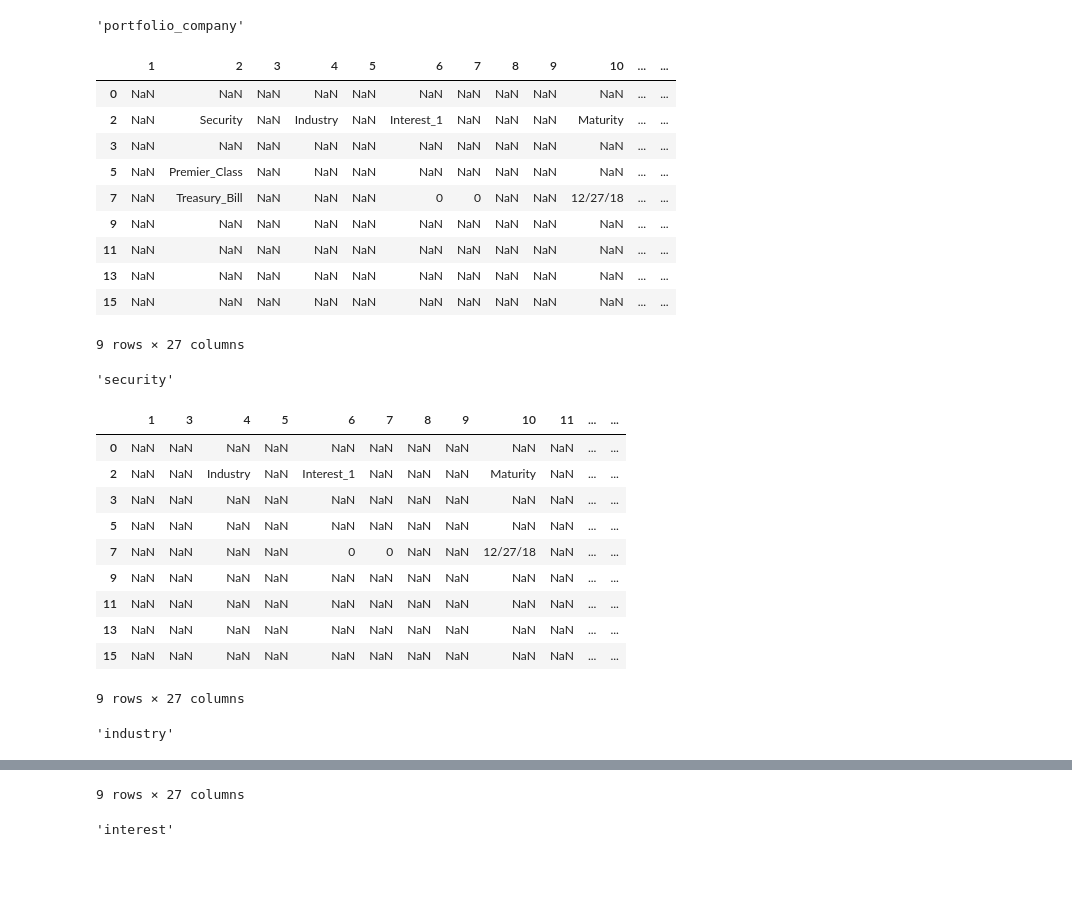
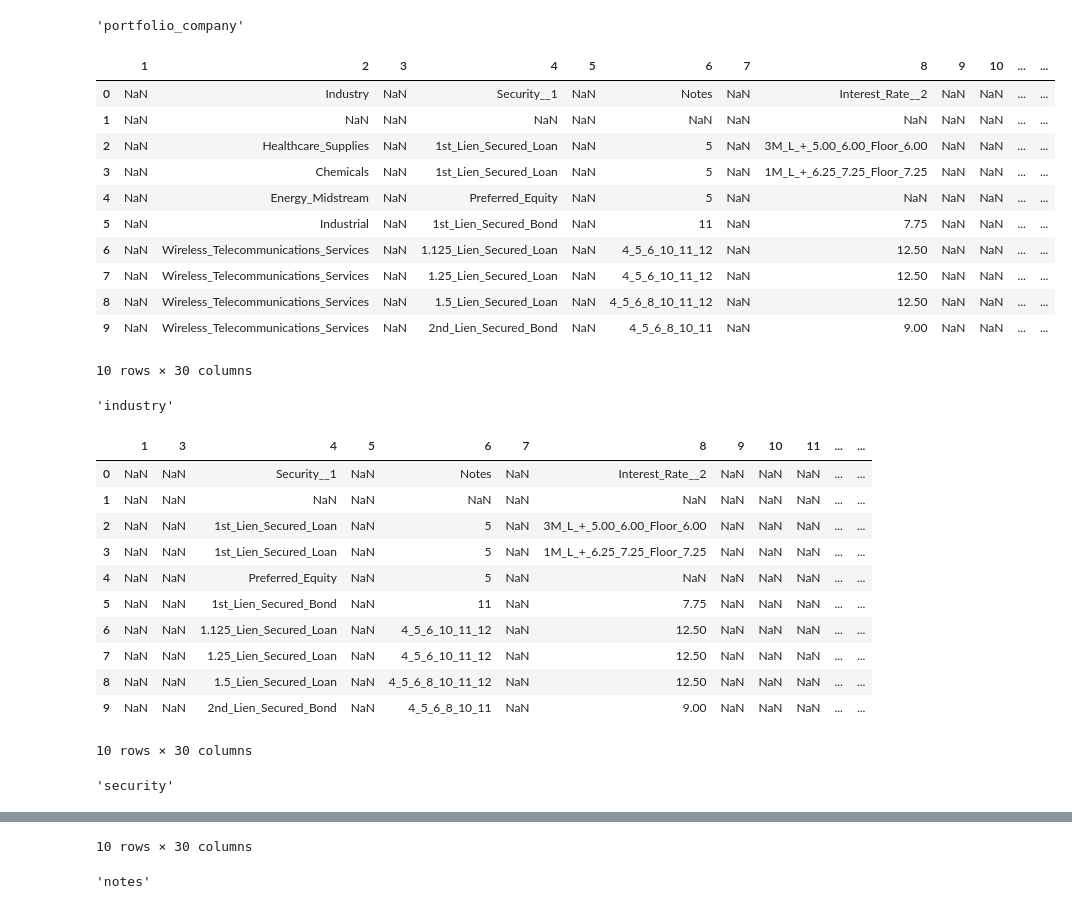
Before and after one commit to Coffee-Code-Philly-Accelerator/sec_filings, a Jupyter notebook: 1675033/debugging.ipynb, the cells around one changed output, grey strips where cells are left out. Saved outputs shown, nothing was run; the diff lists cells and outputs as text; code cells hidden in the pictures; blank space fills up the shorter version.

```diff
--- a/1675033/debugging.ipynb
+++ b/1675033/debugging.ipynb
@@ -1821,5 +1785,5 @@ INFO:CIK==1675033:2023-09-30/Schedule_of_Investments_3.csv
 # %%
-file_path = r'2018-09-30/Schedule_of_Investments_3.csv'
+file_path = '2021-12-31/Schedule_of_Investments_0.csv'
 
 def _clean(
     file_path:str,
@@ -1868,65 +1832,73 @@ def merge_duplicate_columns(
     if flag:
         duplicate_cols = df.columns.unique()
     for col_name in duplicate_cols:
         display(col_name)
         mask = merged_pair_idxs.get(col_name)
         if flag:
             mask = df.columns == col_name
             merged_pair_idxs[col_name] = mask
         duplicate_data = df.loc[:, mask]
         merged_data = duplicate_data.apply(lambda row: ' '.join(set(row.dropna().astype(str))), axis=1)
         df = df.loc[:, ~mask]
         df[col_name] = merged_data
         display(df.iloc[:,:])
     return df.reset_index(drop=True),merged_pair_idxs
 
-merged_pair_idxs = {
-    'portfolio_company':np.array([True]+[False]*26),
-    'security':np.array([False,True]+[False]*25),
-    'industry':np.array([False,False]+[True]+[False]*24),
-    'interest':np.array([False,False,False]+[True]+[False]*23),
-    'maturity':np.array([False]*6+[True]+[False]*20),
-    'par_amount_quantity':np.array([False]*8+[True]+[False]*18),
-    'cost':np.array([False]*13+[True]+[False]*13),
-    'fair_value':np.array([False]*16+[True]+[False]*10),
-}
+# merged_pair_idxs = {
+#     'portfolio_company':np.array([True]+[False]*26),
+#     'security':np.array([False,True]+[False]*25),
+#     'industry':np.array([False,False]+[True]+[False]*24),
+#     'interest':np.array([False,False,False]+[True]+[False]*23),
+#     'maturity':np.array([False]*6+[True]+[False]*20),
+#     'par_amount_quantity':np.array([False]*8+[True]+[False]*18),
+#     'cost':np.array([False]*13+[True]+[False]*13),
+#     'fair_value':np.array([False]*16+[True]+[False]*10),
+# }
 
+import json
+with open("manual_mask.json", 'r') as f:
+    ex = json.load(f)
+merged_pair_idxs = ex.get(file_path,{})
+for col in merged_pair_idxs:
+    merged_pair_idxs[col] = np.array(merged_pair_idxs[col])
 # merged_pair_idxs = {}
 ex = exceptions()
 ex_rows = '|'.join(except_rows())
-df,merged_pair_idxs = _clean(file_path,except_rows=ex_rows,merged_pair_idxs=merged_pair_idxs)
+df,merged_pair_idxs = _clean(os.path.join('1675033',file_path),except_rows=ex_rows,merged_pair_idxs=merged_pair_idxs)
 display(df)
 display(merged_pair_idxs)
 index_list = df.apply(
     lambda row:row.astype(str).str.contains(stopping_criterion(None), case=False, na=False).any(),
     axis=1
 )
 index_list_sum = index_list.sum()
 index_list_sum
 # %% [output]
 'portfolio_company'
 |  | 1 | 2 | 3 | 4 | 5 | 6 | 7 | 8 | 9 | 10 | ... | ... |
-| 0 | NaN | NaN | NaN | NaN | NaN | NaN | NaN | NaN | NaN | NaN | ... | ... |
-| 2 | NaN | Security | NaN | Industry | NaN | Interest_1 | NaN | NaN | NaN | Maturity | ... | ... |
-| 3 | NaN | NaN | NaN | NaN | NaN | NaN | NaN | NaN | NaN | NaN | ... | ... |
-| 5 | NaN | Premier_Class | NaN | NaN | NaN | NaN | NaN | NaN | NaN | NaN | ... | ... |
-| 7 | NaN | Treasury_Bill | NaN | NaN | NaN | 0 | 0 | NaN | NaN | 12/27/18 | ... | ... |
-| 9 | NaN | NaN | NaN | NaN | NaN | NaN | NaN | NaN | NaN | NaN | ... | ... |
-| 11 | NaN | NaN | NaN | NaN | NaN | NaN | NaN | NaN | NaN | NaN | ... | ... |
-| 13 | NaN | NaN | NaN | NaN | NaN | NaN | NaN | NaN | NaN | NaN | ... | ... |
-| 15 | NaN | NaN | NaN | NaN | NaN | NaN | NaN | NaN | NaN | NaN | ... | ... |
+| 0 | NaN | Industry | NaN | Security__1 | NaN | Notes | NaN | Interest_Rate__2 | NaN | NaN | ... | ... |
+| 1 | NaN | NaN | NaN | NaN | NaN | NaN | NaN | NaN | NaN | NaN | ... | ... |
+| 2 | NaN | Healthcare_Supplies | NaN | 1st_Lien_Secured_Loan | NaN | 5 | NaN | 3M_L_+_5.00_6.00_Floor_6.00 | NaN | NaN | ... | ... |
+| 3 | NaN | Chemicals | NaN | 1st_Lien_Secured_Loan | NaN | 5 | NaN | 1M_L_+_6.25_7.25_Floor_7.25 | NaN | NaN | ... | ... |
+| 4 | NaN | Energy_Midstream | NaN | Preferred_Equity | NaN | 5 | NaN | NaN | NaN | NaN | ... | ... |
+| 5 | NaN | Industrial | NaN | 1st_Lien_Secured_Bond | NaN | 11 | NaN | 7.75 | NaN | NaN | ... | ... |
+| 6 | NaN | Wireless_Telecommunications_Services | NaN | 1.125_Lien_Secured_Loan | NaN | 4_5_6_10_11_12 | NaN | 12.50 | NaN | NaN | ... | ... |
+| 7 | NaN | Wireless_Telecommunications_Services | NaN | 1.25_Lien_Secured_Loan | NaN | 4_5_6_10_11_12 | NaN | 12.50 | NaN | NaN | ... | ... |
+| 8 | NaN | Wireless_Telecommunications_Services | NaN | 1.5_Lien_Secured_Loan | NaN | 4_5_6_8_10_11_12 | NaN | 12.50 | NaN | NaN | ... | ... |
+| 9 | NaN | Wireless_Telecommunications_Services | NaN | 2nd_Lien_Secured_Bond | NaN | 4_5_6_8_10_11 | NaN | 9.00 | NaN | NaN | ... | ... |
-9 rows × 27 columns
+10 rows × 30 columns
-'security'
+'industry'
 |  | 1 | 3 | 4 | 5 | 6 | 7 | 8 | 9 | 10 | 11 | ... | ... |
-| 0 | NaN | NaN | NaN | NaN | NaN | NaN | NaN | NaN | NaN | NaN | ... | ... |
-| 2 | NaN | NaN | Industry | NaN | Interest_1 | NaN | NaN | NaN | Maturity | NaN | ... | ... |
-| 3 | NaN | NaN | NaN | NaN | NaN | NaN | NaN | NaN | NaN | NaN | ... | ... |
-| 5 | NaN | NaN | NaN | NaN | NaN | NaN | NaN | NaN | NaN | NaN | ... | ... |
-| 7 | NaN | NaN | NaN | NaN | 0 | 0 | NaN | NaN | 12/27/18 | NaN | ... | ... |
-| 9 | NaN | NaN | NaN | NaN | NaN | NaN | NaN | NaN | NaN | NaN | ... | ... |
-| 11 | NaN | NaN | NaN | NaN | NaN | NaN | NaN | NaN | NaN | NaN | ... | ... |
-| 13 | NaN | NaN | NaN | NaN | NaN | NaN | NaN | NaN | NaN | NaN | ... | ... |
-| 15 | NaN | NaN | NaN | NaN | NaN | NaN | NaN | NaN | NaN | NaN | ... | ... |
+| 0 | NaN | NaN | Security__1 | NaN | Notes | NaN | Interest_Rate__2 | NaN | NaN | NaN | ... | ... |
+| 1 | NaN | NaN | NaN | NaN | NaN | NaN | NaN | NaN | NaN | NaN | ... | ... |
+| 2 | NaN | NaN | 1st_Lien_Secured_Loan | NaN | 5 | NaN | 3M_L_+_5.00_6.00_Floor_6.00 | NaN | NaN | NaN | ... | ... |
+| 3 | NaN | NaN | 1st_Lien_Secured_Loan | NaN | 5 | NaN | 1M_L_+_6.25_7.25_Floor_7.25 | NaN | NaN | NaN | ... | ... |
+| 4 | NaN | NaN | Preferred_Equity | NaN | 5 | NaN | NaN | NaN | NaN | NaN | ... | ... |
+| 5 | NaN | NaN | 1st_Lien_Secured_Bond | NaN | 11 | NaN | 7.75 | NaN | NaN | NaN | ... | ... |
+| 6 | NaN | NaN | 1.125_Lien_Secured_Loan | NaN | 4_5_6_10_11_12 | NaN | 12.50 | NaN | NaN | NaN | ... | ... |
+| 7 | NaN | NaN | 1.25_Lien_Secured_Loan | NaN | 4_5_6_10_11_12 | NaN | 12.50 | NaN | NaN | NaN | ... | ... |
+| 8 | NaN | NaN | 1.5_Lien_Secured_Loan | NaN | 4_5_6_8_10_11_12 | NaN | 12.50 | NaN | NaN | NaN | ... | ... |
+| 9 | NaN | NaN | 2nd_Lien_Secured_Bond | NaN | 4_5_6_8_10_11 | NaN | 9.00 | NaN | NaN | NaN | ... | ... |
-9 rows × 27 columns
+10 rows × 30 columns
-'industry'
+'security'
 |  | 1 | 3 | 5 | 6 | 7 | 8 | 9 | 10 | 11 | 12 | ... | ... |
@@ -1942,3 +1915,3 @@ index_list_sum
-9 rows × 27 columns
+10 rows × 30 columns
-'interest'
+'notes'
 |  | 1 | 3 | 5 | 7 | 8 | 9 | 10 | 11 | 12 | 13 | ... | ... |
```
Also changed, not shown: parts of 2 cells of this notebook, 5 other files.
